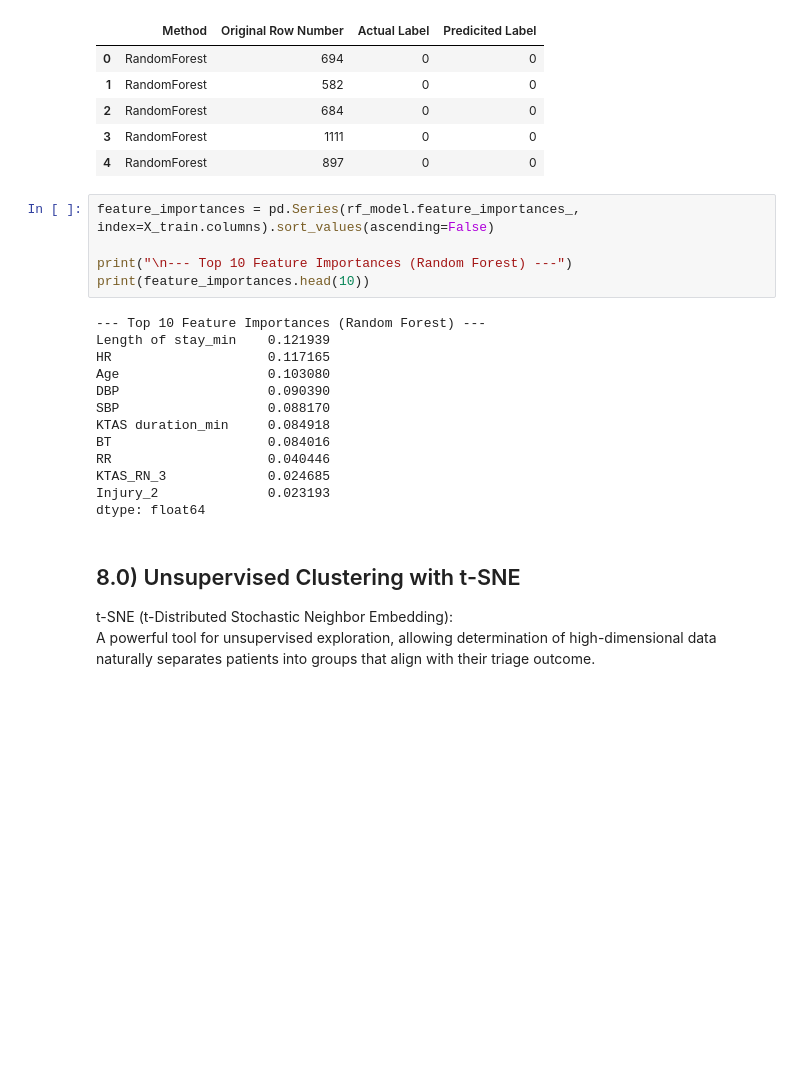
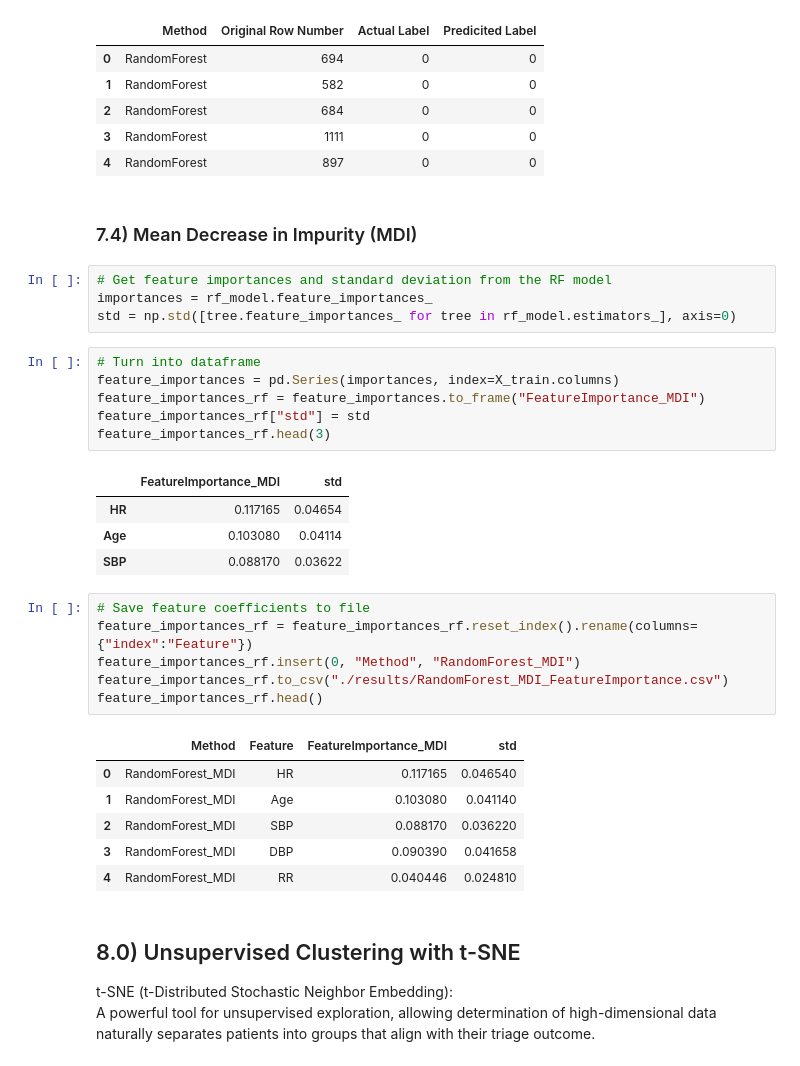
Before and after one commit to erincameron11/emergency-triage-status, a Jupyter notebook: 2_classification.ipynb, the cells around one changed output. Cells and saved outputs as stored; diff of their text form; blank space fills up the shorter version.

```diff
--- a/2_classification.ipynb
+++ b/2_classification.ipynb
@@ -501,24 +501,36 @@ prediction_results.head(5)
 | 2 | RandomForest | 684 | 0 | 0 |
 | 3 | RandomForest | 1111 | 0 | 0 |
 | 4 | RandomForest | 897 | 0 | 0 |
-# %%
-feature_importances = pd.Series(rf_model.feature_importances_, index=X_train.columns).sort_values(ascending=False)
-
-print("\n--- Top 10 Feature Importances (Random Forest) ---")
-print(feature_importances.head(10))
-# %% [output]
---- Top 10 Feature Importances (Random Forest) ---
-Length of stay_min    0.121939
-HR                    0.117165
-Age                   0.103080
-DBP                   0.090390
-SBP                   0.088170
-KTAS duration_min     0.084918
-BT                    0.084016
-RR                    0.040446
-KTAS_RN_3             0.024685
-Injury_2              0.023193
-dtype: float64
+# %% [markdown]
+### 7.4) Mean Decrease in Impurity (MDI)
+# %%
+# Get feature importances and standard deviation from the RF model
+importances = rf_model.feature_importances_
+std = np.std([tree.feature_importances_ for tree in rf_model.estimators_], axis=0)
+# %%
+# Turn into dataframe
+feature_importances = pd.Series(importances, index=X_train.columns)
+feature_importances_rf = feature_importances.to_frame("FeatureImportance_MDI")
+feature_importances_rf["std"] = std
+feature_importances_rf.head(3)
+# %% [output]
+|  | FeatureImportance_MDI | std |
+| HR | 0.117165 | 0.04654 |
+| Age | 0.103080 | 0.04114 |
+| SBP | 0.088170 | 0.03622 |
+# %%
+# Save feature coefficients to file
+feature_importances_rf = feature_importances_rf.reset_index().rename(columns={"index":"Feature"})
+feature_importances_rf.insert(0, "Method", "RandomForest_MDI")
+feature_importances_rf.to_csv("./results/RandomForest_MDI_FeatureImportance.csv")
+feature_importances_rf.head()
+# %% [output]
+|  | Method | Feature | FeatureImportance_MDI | std |
+| 0 | RandomForest_MDI | HR | 0.117165 | 0.046540 |
+| 1 | RandomForest_MDI | Age | 0.103080 | 0.041140 |
+| 2 | RandomForest_MDI | SBP | 0.088170 | 0.036220 |
+| 3 | RandomForest_MDI | DBP | 0.090390 | 0.041658 |
+| 4 | RandomForest_MDI | RR | 0.040446 | 0.024810 |
 # %% [markdown]
 ## 8.0) Unsupervised Clustering with t-SNE
 
```
Also changed, not shown: parts of 1 cell of this notebook, 2 other files.
